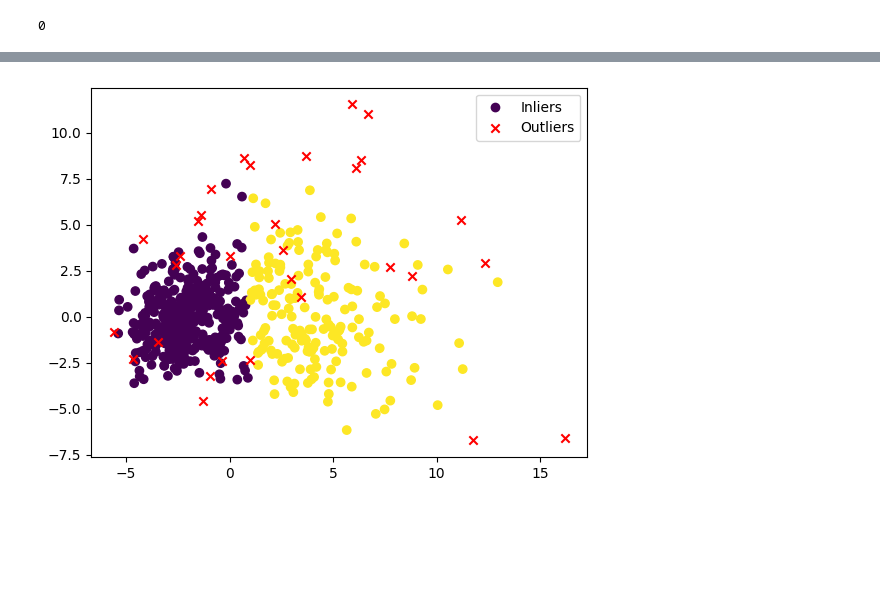
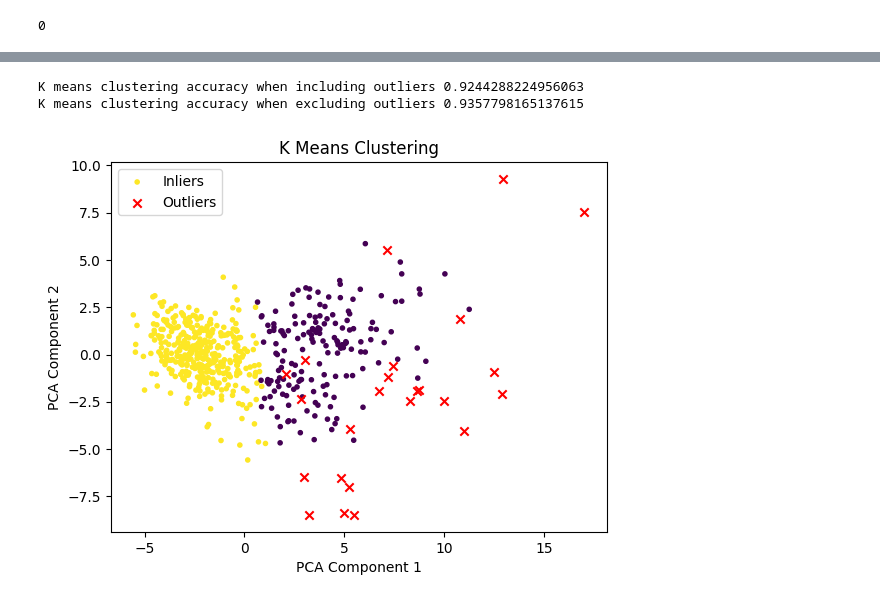
Before and after one commit to thomas-tran22/MachineLearningProject, a Jupyter notebook: ML_Project.ipynb, the cells around one changed output, grey strips where cells are left out. Saved outputs shown, nothing was run; the diff lists cells and outputs as text; code cells hidden in the pictures; blank space fills up the shorter version.

```diff
--- a/ML_Project.ipynb
+++ b/ML_Project.ipynb
@@ -88,34 +130,42 @@ Estimated no. of noise points: 31
-# %%
-from sklearn.cluster import KMeans
-# from sklearn.preprocessing import StandardScaler
-from sklearn.neighbors import LocalOutlierFactor
-# import matplotlib.pyplot as plt
-# import numpy as np
-
-# Detect outliers using Local Outlier Factor
-scaler = StandardScaler()
-X_scaled = scaler.fit_transform(X)
-lof = LocalOutlierFactor(n_neighbors=20, contamination='auto')
-outlier_labels = lof.fit_predict(X_scaled)
-
-
-inliers = X_scaled[outlier_labels == 1]
-outliers = X_scaled[outlier_labels == -1]
-
-# Perform KMeans clustering on the original scaled data
-kmeans = KMeans(n_clusters=2, random_state=42)
-kmeans.fit(inliers)
-labels = kmeans.labels_
-
-pca = PCA(n_components=2).fit(inliers)
-inliers_PCA = pca.transform(inliers)
-outliers_PCA = pca.transform(outliers)
-
-
-
-plt.scatter(inliers_PCA[:, 0], inliers_PCA[:, 1], c=labels, cmap='viridis', label='Inliers')
-plt.scatter(outliers_PCA[:, 0], outliers_PCA[:, 1], c='red', marker='x', label='Outliers')
-plt.legend()
-plt.show()
-# %% [output]
-[figure, removed]
+# %%
+from sklearn.cluster import KMeans
+
+
+
+
+inliers = processed_data[labels == 0]
+outliers = processed_data[labels == -1]
+
+# Perform KMeans clustering on the original scaled data
+kmeans = KMeans(n_clusters=2, random_state=42)
+
+kmeans.fit(processed_data)
+klabels_with_outliers = kmeans.labels_
+kmeans.fit(inliers)
+klabels = kmeans.labels_
+
+k_means_accuracy = max((inliersY == klabels).sum()/(inliersY == klabels).count(),
+                            (inliersY == klabels^1).sum()/(inliersY == klabels^1).count())
+k_means_accuracy_wo = max((Y == klabels_with_outliers^1).sum()/(Y == klabels_with_outliers^1).count(),
+                            (Y == klabels_with_outliers).sum()/(Y == klabels_with_outliers).count())
+
+
+
+
+
+print("K means clustering accuracy when including outliers",k_means_accuracy_wo)
+print("K means clustering accuracy when excluding outliers",k_means_accuracy)
+
+
+plt.scatter(inliers.iloc[:,0], inliers.iloc[:,1], c=klabels,marker='.', label='Inliers')
+plt.scatter(outliers.iloc[:,0], outliers.iloc[:,1], c='red', marker='x', label='Outliers')
+plt.legend()
+plt.xlabel('PCA Component 1')
+plt.ylabel('PCA Component 2')
+plt.title('K Means Clustering')
+plt.legend()
+plt.show()
+# %% [output]
+K means clustering accuracy when including outliers 0.9244288224956063
+K means clustering accuracy when excluding outliers 0.9357798165137615
+[figure, added]
```
Also changed, not shown: parts of 13 cells of this notebook, 1 other file.
